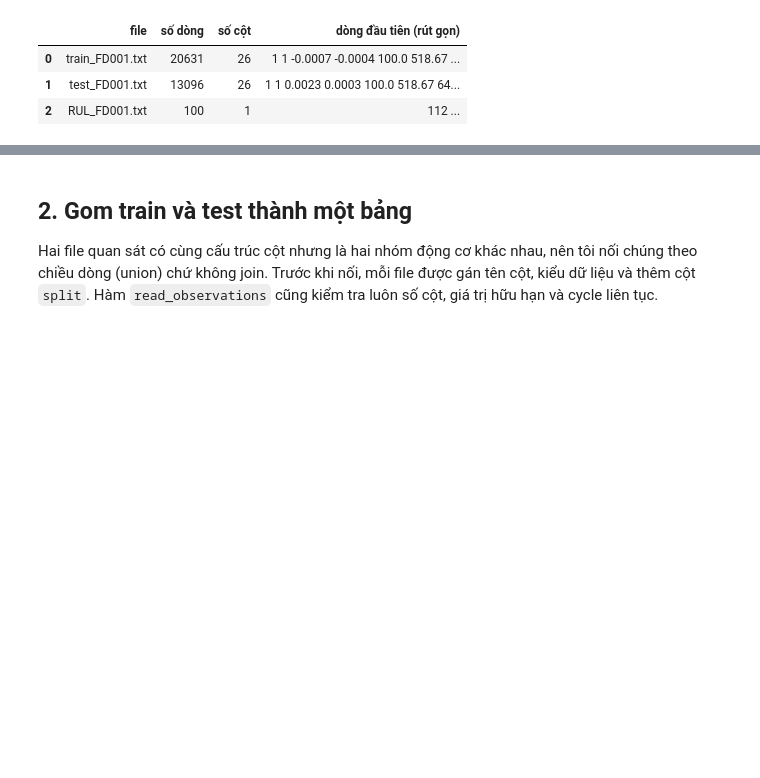
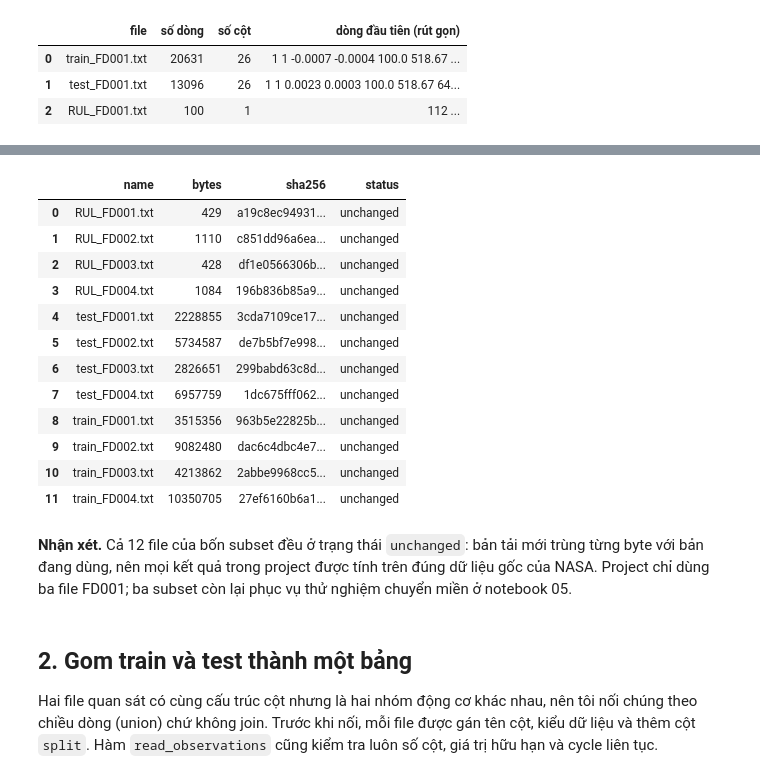
Before and after one commit to ti014/tinasa-cmapss-rul-prediction, a Jupyter notebook: notebooks/00_data_pipeline_walkthrough.ipynb, the cells around one changed output, grey strips where cells are left out. Saved outputs shown, nothing was run; the diff lists cells and outputs as text; code cells hidden in the pictures; blank space fills up the shorter version.

```diff
--- a/notebooks/00_data_pipeline_walkthrough.ipynb
+++ b/notebooks/00_data_pipeline_walkthrough.ipynb
@@ -51,0 +59,5 @@ pd.DataFrame(rows)
+# %%
+manifest = json.loads((ROOT / "outputs/acquisition/manifest.json").read_text(encoding="utf-8"))
+print(manifest["source_url"], "| MD5 gói:", manifest["archive_md5"], "| tải lúc", manifest["retrieved_at_utc"])
+pd.DataFrame(manifest["files"]).assign(sha256=lambda d: d["sha256"].str[:12] + "...")
+# %% [output]
@@ -52,3 +65,20 @@ pd.DataFrame(rows)
+|  | name | bytes | sha256 | status |
+| 0 | RUL_FD001.txt | 429 | a19c8ec94931... | unchanged |
+| 1 | RUL_FD002.txt | 1110 | c851dd96a6ea... | unchanged |
+| 2 | RUL_FD003.txt | 428 | df1e0566306b... | unchanged |
+| 3 | RUL_FD004.txt | 1084 | 196b836b85a9... | unchanged |
+| 4 | test_FD001.txt | 2228855 | 3cda7109ce17... | unchanged |
+| 5 | test_FD002.txt | 5734587 | de7b5bf7e998... | unchanged |
+| 6 | test_FD003.txt | 2826651 | 299babd63c8d... | unchanged |
+| 7 | test_FD004.txt | 6957759 | 1dc675fff062... | unchanged |
+| 8 | train_FD001.txt | 3515356 | 963b5e22825b... | unchanged |
+| 9 | train_FD002.txt | 9082480 | dac6c4dbc4e7... | unchanged |
+| 10 | train_FD003.txt | 4213862 | 2abbe9968cc5... | unchanged |
+| 11 | train_FD004.txt | 10350705 | 27ef6160b6a1... | unchanged |
+# %% [markdown]
+**Nhận xét.** Cả 12 file của bốn subset đều ở trạng thái `unchanged`: bản tải mới trùng từng byte với bản
+đang dùng, nên mọi kết quả trong project được tính trên đúng dữ liệu gốc của NASA. Project chỉ dùng ba file
+FD001; ba subset còn lại phục vụ thử nghiệm chuyển miền ở notebook 05.
 # %% [markdown]
 ## 2. Gom train và test thành một bảng
 
```
Also changed, not shown: parts of 10 cells of this notebook, 33 other files.
